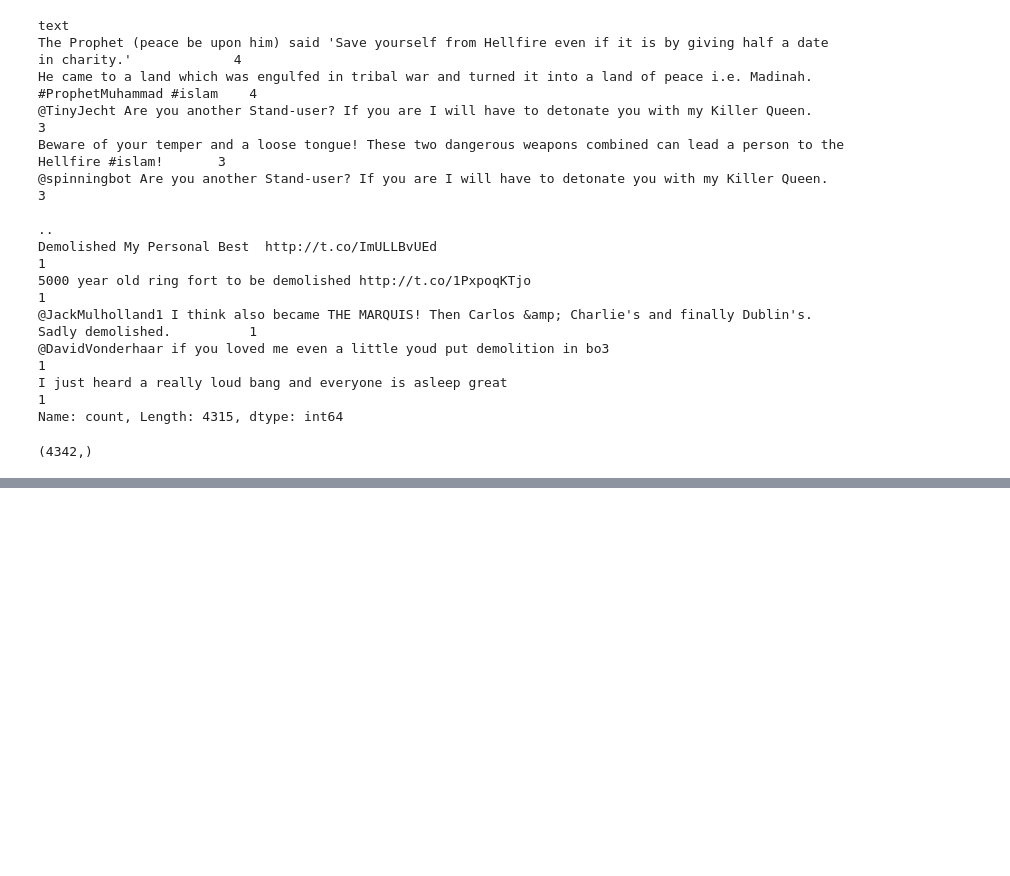
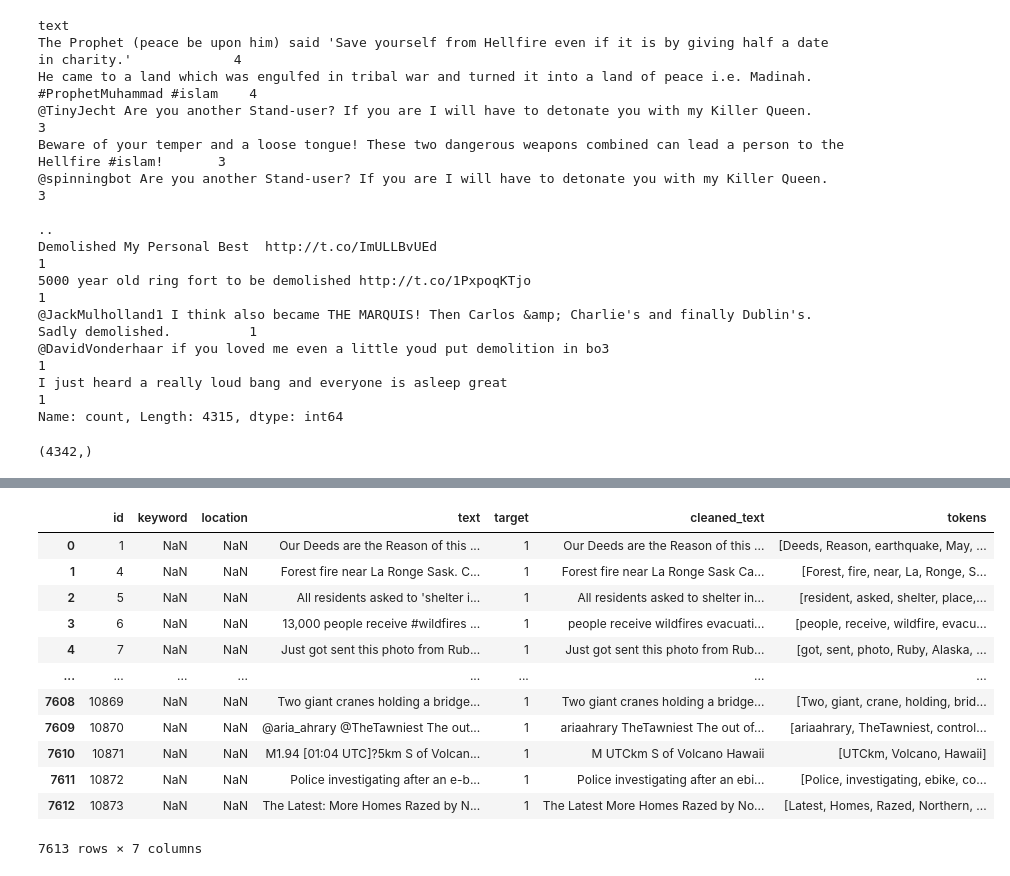
Before and after one commit to gauravkdwivedi/Next-Hike-Project-7, a Jupyter notebook: EDA.ipynb, the cells around one changed output, grey strips where cells are left out. Saved outputs shown, nothing was run; the diff lists cells and outputs as text; code cells hidden in the pictures; blank space fills up the shorter version.

```diff
--- a/EDA.ipynb
+++ b/EDA.ipynb
@@ -163,0 +201,7 @@ train: 79
+# %%
+# Tokenize the text into individual words
+df['tokens'] = df['cleaned_text'].apply(word_tokenize)
+# %%
+# Remove stop words
+stop_words = set(stopwords.words('english'))
+df['tokens'] = df['tokens'].apply(lambda x: [word for word in x if word.lower() not in stop_words])
@@ -163,0 +217,22 @@ train: 79
+# %%
+# Initialize WordNetLemmatizer
+lemmatizer = WordNetLemmatizer()
+# %%
+# Lemmatize words
+df['tokens'] = df['tokens'].apply(lambda x: [lemmatizer.lemmatize(word) for word in x])
+# %%
+df
+# %% [output]
+|  | id | keyword | location | text | target | cleaned_text | tokens |
+| 0 | 1 | NaN | NaN | Our Deeds are the Reason of this ... | 1 | Our Deeds are the Reason of this ... | [Deeds, Reason, earthquake, May, ... |
+| 1 | 4 | NaN | NaN | Forest fire near La Ronge Sask. C... | 1 | Forest fire near La Ronge Sask Ca... | [Forest, fire, near, La, Ronge, S... |
+| 2 | 5 | NaN | NaN | All residents asked to 'shelter i... | 1 | All residents asked to shelter in... | [resident, asked, shelter, place,... |
+| 3 | 6 | NaN | NaN | 13,000 people receive #wildfires ... | 1 | people receive wildfires evacuati... | [people, receive, wildfire, evacu... |
+| 4 | 7 | NaN | NaN | Just got sent this photo from Rub... | 1 | Just got sent this photo from Rub... | [got, sent, photo, Ruby, Alaska, ... |
+| ... | ... | ... | ... | ... | ... | ... | ... |
+| 7608 | 10869 | NaN | NaN | Two giant cranes holding a bridge... | 1 | Two giant cranes holding a bridge... | [Two, giant, crane, holding, brid... |
+| 7609 | 10870 | NaN | NaN | @aria_ahrary @TheTawniest The out... | 1 | ariaahrary TheTawniest The out of... | [ariaahrary, TheTawniest, control... |
+| 7610 | 10871 | NaN | NaN | M1.94 [01:04 UTC]?5km S of Volcan... | 1 | M UTCkm S of Volcano Hawaii | [UTCkm, Volcano, Hawaii] |
+| 7611 | 10872 | NaN | NaN | Police investigating after an e-b... | 1 | Police investigating after an ebi... | [Police, investigating, ebike, co... |
+| 7612 | 10873 | NaN | NaN | The Latest: More Homes Razed by N... | 1 | The Latest More Homes Razed by No... | [Latest, Homes, Razed, Northern, ... |
+7613 rows × 7 columns
```
Also changed, not shown: parts of 82 cells of this notebook.
